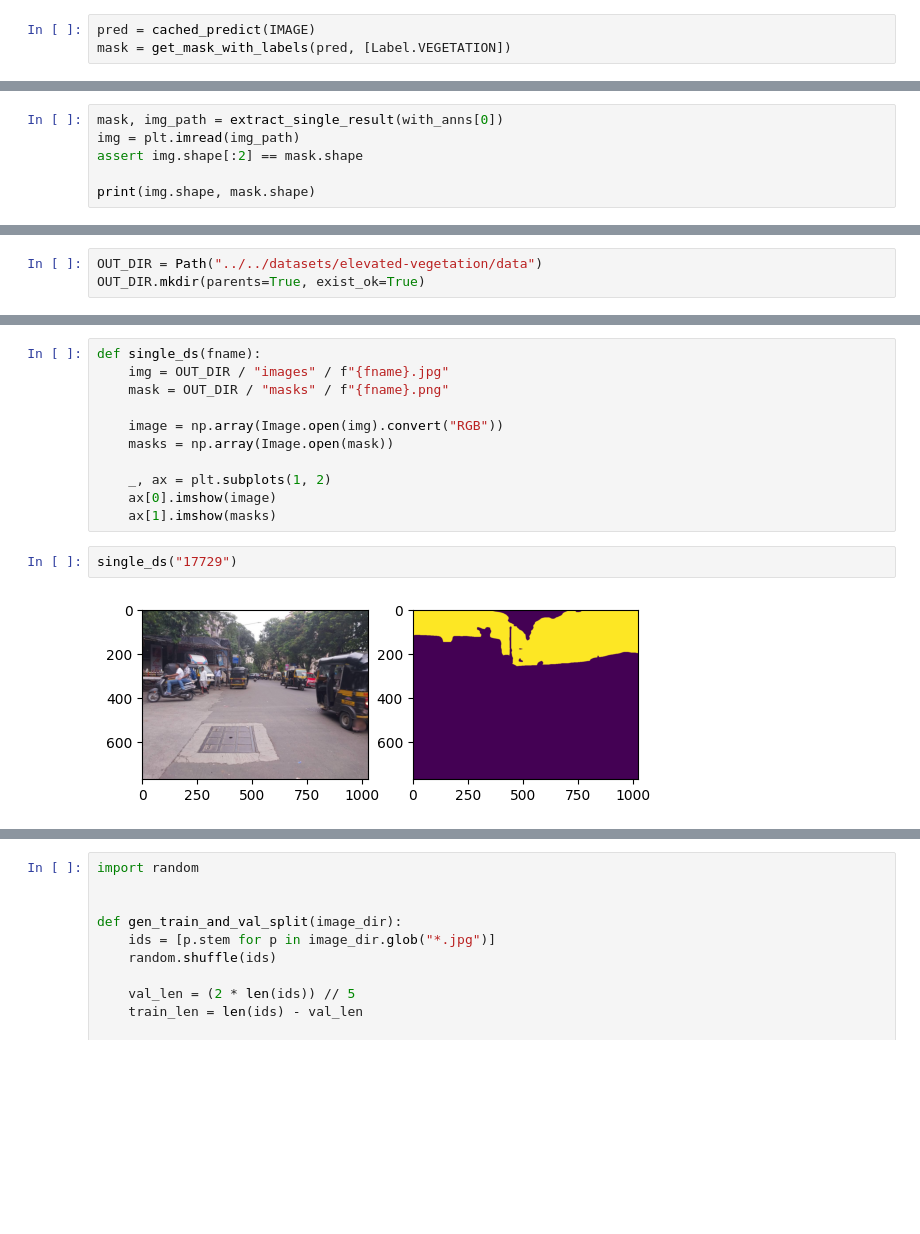
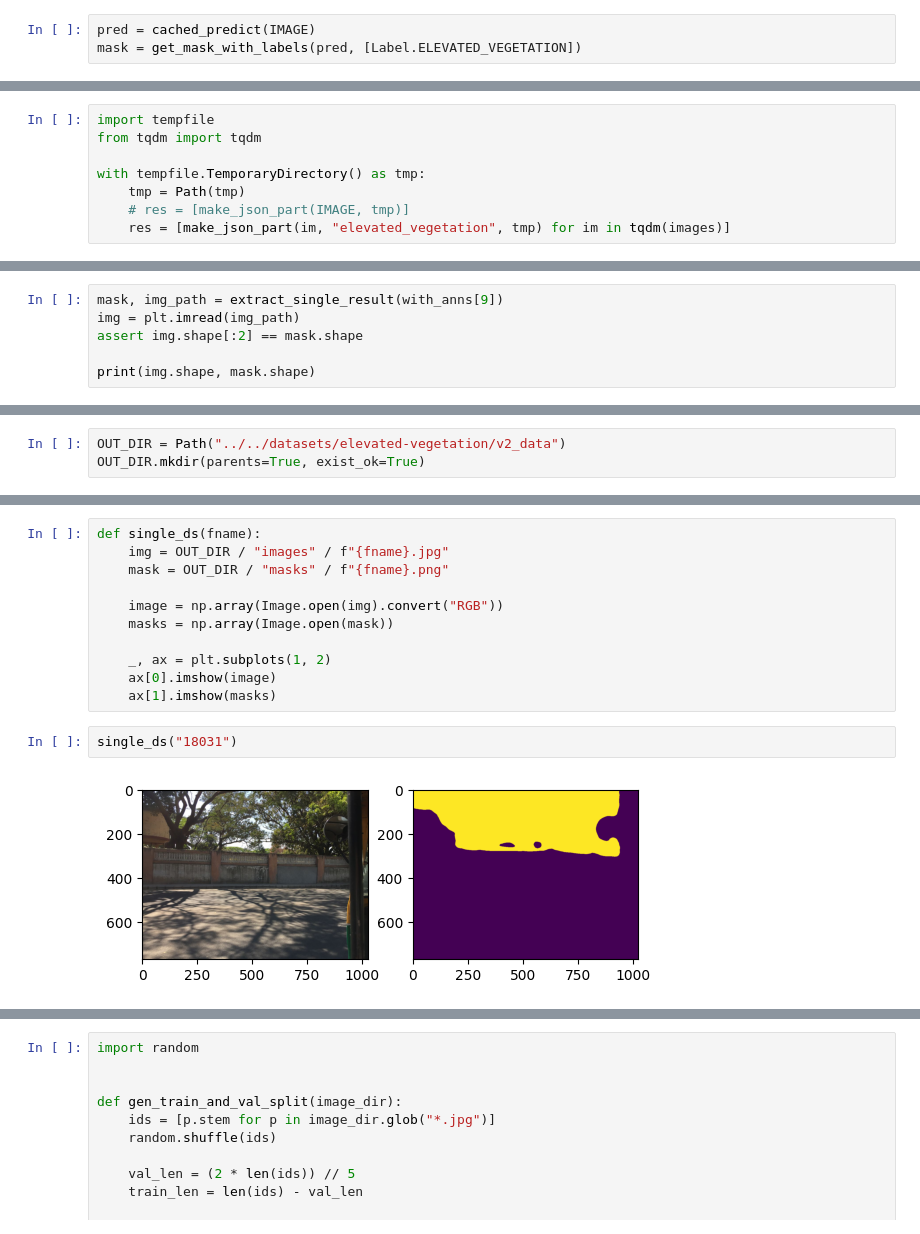
Before and after one commit to narang99/roads, a Jupyter notebook: mtrain/notebooks/tree-and-shrub.ipynb, the cells around one changed output, grey strips where cells are left out. Drawn from its saved outputs; the diff is of its cells as text; blank space fills up the shorter version.

Commit message:
get more data

```diff
--- a/mtrain/notebooks/tree-and-shrub.ipynb
+++ b/mtrain/notebooks/tree-and-shrub.ipynb
@@ -16,4 +19,4 @@ IMAGE = Path(
 )
 # %%
 pred = cached_predict(IMAGE)
-mask = get_mask_with_labels(pred, [Label.VEGETATION])
+mask = get_mask_with_labels(pred, [Label.ELEVATED_VEGETATION])
@@ -133,3 +105,11 @@ with tempfile.TemporaryDirectory() as tmp:
+# %%
+import tempfile
+from tqdm import tqdm
+
+with tempfile.TemporaryDirectory() as tmp:
+    tmp = Path(tmp)
+    # res = [make_json_part(IMAGE, tmp)]
+    res = [make_json_part(im, "elevated_vegetation", tmp) for im in tqdm(images)]
 # %%
 import json
 
@@ -5714,7 +5698,7 @@ def extract_single_result(res):
         full_mask = np.logical_or.reduce(masks)
     return full_mask, image
 # %%
-mask, img_path = extract_single_result(with_anns[0])
+mask, img_path = extract_single_result(with_anns[9])
 img = plt.imread(img_path)
 assert img.shape[:2] == mask.shape
 
@@ -5731,5 +5715,5 @@ ax[1].imshow(mask)
 # %%
-OUT_DIR = Path("../../datasets/elevated-vegetation/data")
+OUT_DIR = Path("../../datasets/elevated-vegetation/v2_data")
 OUT_DIR.mkdir(parents=True, exist_ok=True)
 # %%
 import shutil
@@ -5763,7 +5747,7 @@ def single_ds(fname):
     ax[0].imshow(image)
     ax[1].imshow(masks)
 # %%
-single_ds("17729")
+single_ds("18031")
 # %% [output]
-[figure, old version]
+[figure, new version]
 # %%
```
Also changed, not shown: parts of 18 cells of this notebook, 4 other files.
